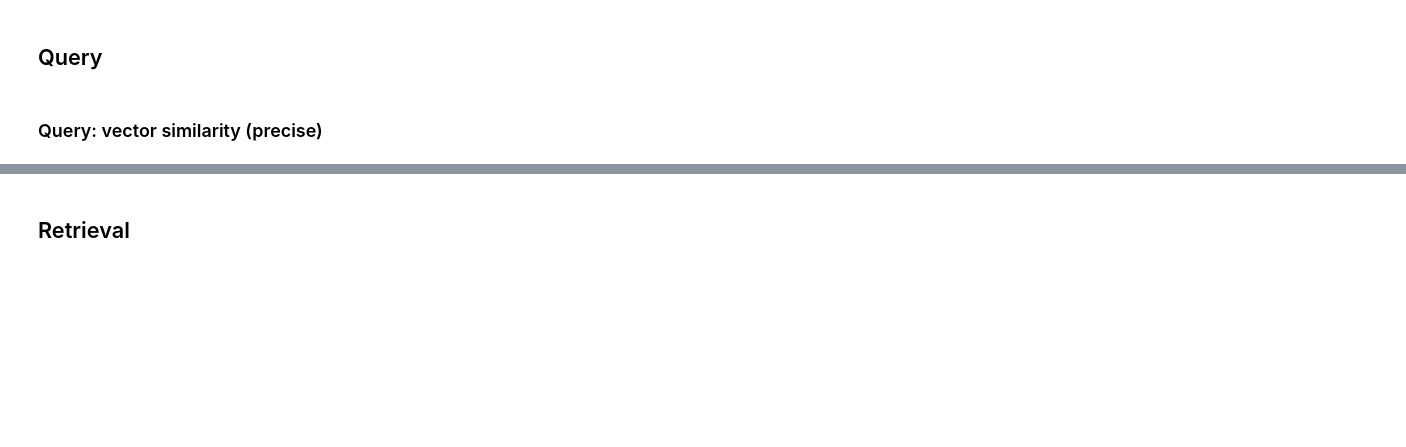
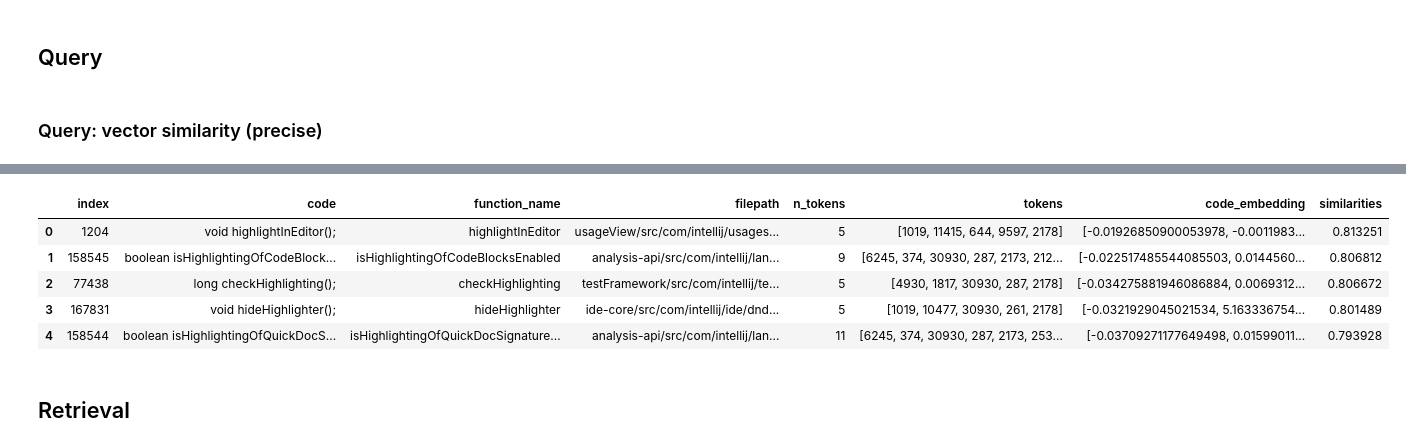
Before and after one commit to bzz/jet-search, a Jupyter notebook: gpt3_code_embeddings.ipynb, the cells around one changed output, grey strips where cells are left out. Cells and saved outputs as stored; diff of their text form; code cells hidden in the pictures; blank space fills up the shorter version.

```diff
--- a/gpt3_code_embeddings.ipynb
+++ b/gpt3_code_embeddings.ipynb
@@ -49,2 +87,2 @@ platform-api/src/com/intellij/openapi/options/colors/ColorSettingsPage.java:getH
 # %%
-res = search_functions(df_csv, 'definition of API for syntax highliting', n=3)
+res = search_functions(df_csv, 'definition of API for syntax highliting', n=5)
@@ -63,6 +93,5 @@ long checkHighlighting();
 # %%
 from openai.embeddings_utils import get_embedding
-from annoy import AnnoyIndex
 
 def search_functions_in_index(df, index, code_query, n=3, pprint=True, n_lines=7):
     embedding = get_embedding(code_query, engine='text-embedding-ada-002')
@@ -72,13 +101,18 @@ def search_functions_in_index(df, index, code_query, n=3, pprint=True, n_lines=7
 
     if pprint:
         for (i, similarity) in zip(res[0], res[1]):
-            print(df.iloc[i].filepath+":"+df.iloc[i].function_name + "  score=" + str(round(similarity, 3)))
-            print("\n".join(df.iloc[i].code.split("\n")[:n_lines]))
+            result = df.iloc[i]
+            print(f"{result.filepath}:{result.function_name} score={str(round(similarity, 3))}")
+            print("\n".join(result.code.split("\n")[:n_lines]))
+            print()
             print('-'*70)
     df_out = df.iloc[res[0]].reset_index()
     df_out['similarities'] = df_out.apply(lambda x: res[1][x.name] , axis=1)
     return df_out
-
-emb_index_file = 'ij-communit-platform-functions-embeddings.ann'
-if not index:
-    index = AnnoyIndex.load(emb_index_file)
+# %%
+from annoy import AnnoyIndex
+
+emb_dimensions = 1536 # OpenAI embeddings
+emb_index_file = 'ij-communit-platform-functions-embeddings.ann'
+index = AnnoyIndex(emb_dimensions, 'dot')
+index.load(emb_index_file)
@@ -85,3 +123,3 @@ if not index:
 # %%
-res = search_functions_in_index(df_csv, index, 'definition of API for syntax highliting', n=3)
+res = search_functions_in_index(df_csv, index, 'syntax highliting API declaration', n=5)
 # %% [output]
@@ -97,3 +146,12 @@ long checkHighlighting();
+# %%
+res
+# %% [output]
+|  | index | code | function_name | filepath | n_tokens | tokens | code_embedding | similarities |
+| 0 | 1204 | void highlightInEditor(); | highlightInEditor | usageView/src/com/intellij/usages... | 5 | [1019, 11415, 644, 9597, 2178] | [-0.01926850900053978, -0.0011983... | 0.813251 |
+| 1 | 158545 | boolean isHighlightingOfCodeBlock... | isHighlightingOfCodeBlocksEnabled | analysis-api/src/com/intellij/lan... | 9 | [6245, 374, 30930, 287, 2173, 212... | [-0.022517485544085503, 0.0144560... | 0.806812 |
+| 2 | 77438 | long checkHighlighting(); | checkHighlighting | testFramework/src/com/intellij/te... | 5 | [4930, 1817, 30930, 287, 2178] | [-0.034275881946086884, 0.0069312... | 0.806672 |
+| 3 | 167831 | void hideHighlighter(); | hideHighlighter | ide-core/src/com/intellij/ide/dnd... | 5 | [1019, 10477, 30930, 261, 2178] | [-0.0321929045021534, 5.163336754... | 0.801489 |
+| 4 | 158544 | boolean isHighlightingOfQuickDocS... | isHighlightingOfQuickDocSignature... | analysis-api/src/com/intellij/lan... | 11 | [6245, 374, 30930, 287, 2173, 253... | [-0.03709271177649498, 0.01599011... | 0.793928 |
 # %% [markdown]
 ## Retrieval
 # %% [markdown]
```
Also changed, not shown: parts of 12 cells of this notebook, 1 other file.
